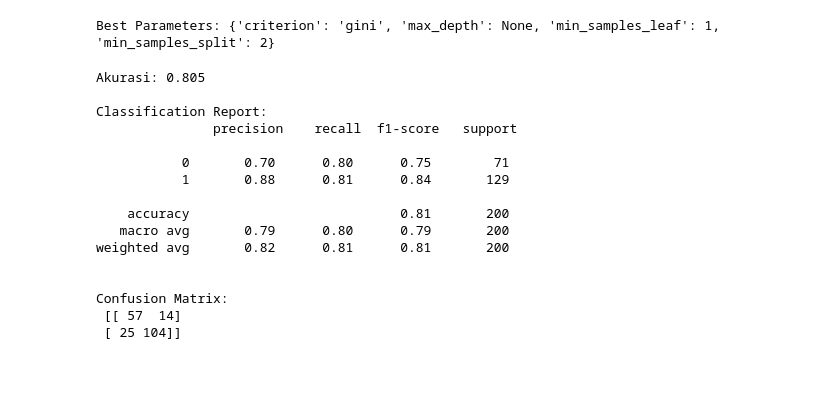
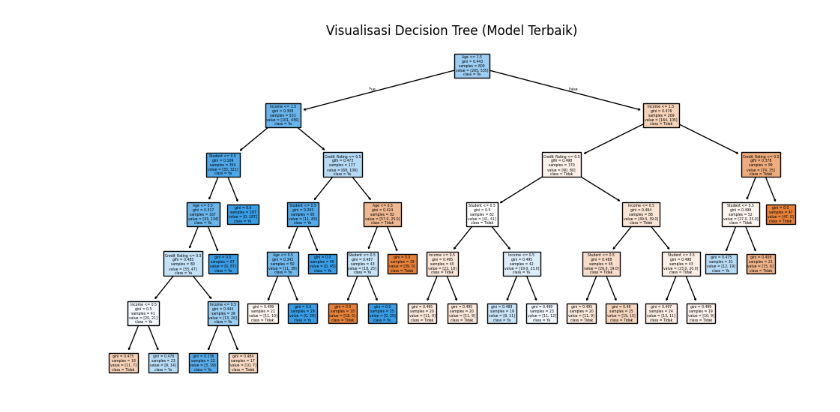
Before and after one commit to serevinaash/PrakMechineLearning, a Jupyter notebook: UTS_GANJIL_DECESSIONTREE/2.ipynb, the cells around one changed output. Drawn from its saved outputs; the diff is of its cells as text; code cells hidden in the pictures; blank space fills up the shorter version.

```diff
--- a/UTS_GANJIL_DECESSIONTREE/2.ipynb
+++ b/UTS_GANJIL_DECESSIONTREE/2.ipynb
@@ -54,6 +99,7 @@ for column in data.columns:
 # %%
-X = data.drop('Buys_Computer', axis=1)
-y = data['Buys_Computer']
+# Evaluasi model terbaik
+y_pred = best_model.predict(X_test)
 
-X_train, X_test, y_train, y_test = train_test_split(
-    X, y, test_size=0.2, random_state=42)
+print("Accuracy:", accuracy_score(y_test, y_pred))
+print("\nConfusion Matrix:\n", confusion_matrix(y_test, y_pred))
+print("\nClassification Report:\n", classification_report(y_test, y_pred))
@@ -60,41 +122,7 @@ X_train, X_test, y_train, y_test = train_test_split(
 # %%
-# Tuning dengan GridSearchCV
-params = {
-    'criterion': ['gini', 'entropy'],
-    'max_depth': [2, 3, 4, 5, None],
-    'min_samples_split': [2, 3, 4],
-    'min_samples_leaf': [1, 2, 3]
-}
-
-dt = DecisionTreeClassifier(random_state=42)
-grid_search = GridSearchCV(dt, params, cv=5, scoring='accuracy')
-grid_search.fit(X_train, y_train)
-
-# Model terbaik
-best_model = grid_search.best_estimator_
-print("Best Parameters:", grid_search.best_params_)
+plt.figure(figsize=(12, 6))
+plot_tree(best_model, feature_names=X.columns, class_names=['Tidak', 'Ya'], filled=True)
+plt.title("Visualisasi Decision Tree (Model Terbaik)")
+plt.show()
 # %% [output]
-Best Parameters: {'criterion': 'gini', 'max_depth': None, 'min_samples_leaf': 1, 'min_samples_split': 2}
+[figure, added]
-# %%
-y_pred = best_model.predict(X_test)
-
-print("Akurasi:", accuracy_score(y_test, y_pred))
-print("\nClassification Report:\n", classification_report(y_test, y_pred))
-print("\nConfusion Matrix:\n", confusion_matrix(y_test, y_pred))
-# %% [output]
-Akurasi: 0.805
-
-Classification Report:
-               precision    recall  f1-score   support
-
-           0       0.70      0.80      0.75        71
-           1       0.88      0.81      0.84       129
-
-    accuracy                           0.81       200
-   macro avg       0.79      0.80      0.79       200
-weighted avg       0.82      0.81      0.81       200
-
-
-Confusion Matrix:
- [[ 57  14]
- [ 25 104]]
```
Also changed, not shown: parts of 11 cells of this notebook, 1 other file.
